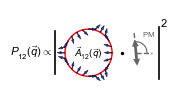
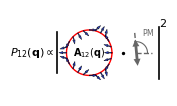
Unified diff of the notebook cell whose output changed from the first chart to the second:
--- before
+++ after
@@ -24,5 +24,5 @@
 
 quiver_scale = dq / 0.02
-qsets_scaled = qsets * plt_sizes["r_circ_scale"]
+# qsets_scaled = qsets * plt_sizes["r_circ_scale"]
 axes_Berry[1].quiver(
     qsets_scaled[::quiver_interval, 0], qsets_scaled[::quiver_interval, 1],
@@ -38,5 +38,5 @@
 axes_Berry[1].set_aspect('equal')
 axes_Berry[1].set_xlim(-0.8, 0.8)
-axes_Berry[1].text(0, 0, r"$\vec{A}_{12}(\vec{q})$",
+axes_Berry[1].text(0, 0, r"$\mathbf{A}_{12}(\mathbf{q})$",
                    fontsize = plt_sizes["A12_text_fontsize"], va = "center", ha = "center")
 
@@ -75,5 +75,5 @@
 
 # other small stuff (text etc.)
-axes_Berry[0].text(0, 0, r"$P_{12}(\vec{q}) \propto$",
+axes_Berry[0].text(0, 0, r"$P_{12}(\mathbf{q}) \propto$",
                    fontsize = 8, va = "center", ha = "center")
 axes_Berry[1].axvline(x = -0.75, ymin = 0.2, ymax = 0.8, linewidth = 1.2, color = "black", clip_on = False)
@@ -89,2 +89,3 @@
                  f"fig2a_v2_{str_journal}.pdf")
 # fig_Berry.savefig(fig2av2path, format = "pdf", facecolor = "none", dpi = 300, bbox_inches = 'tight')
+fig_Berry.savefig(fig2av2path, format = "pdf", facecolor = "none", dpi = 600, bbox_inches = 'tight')

Commit: Haven't pushed for a long time. (i) A bunch of new plots for PRL submission; (ii) played around with the ARC package a little bit